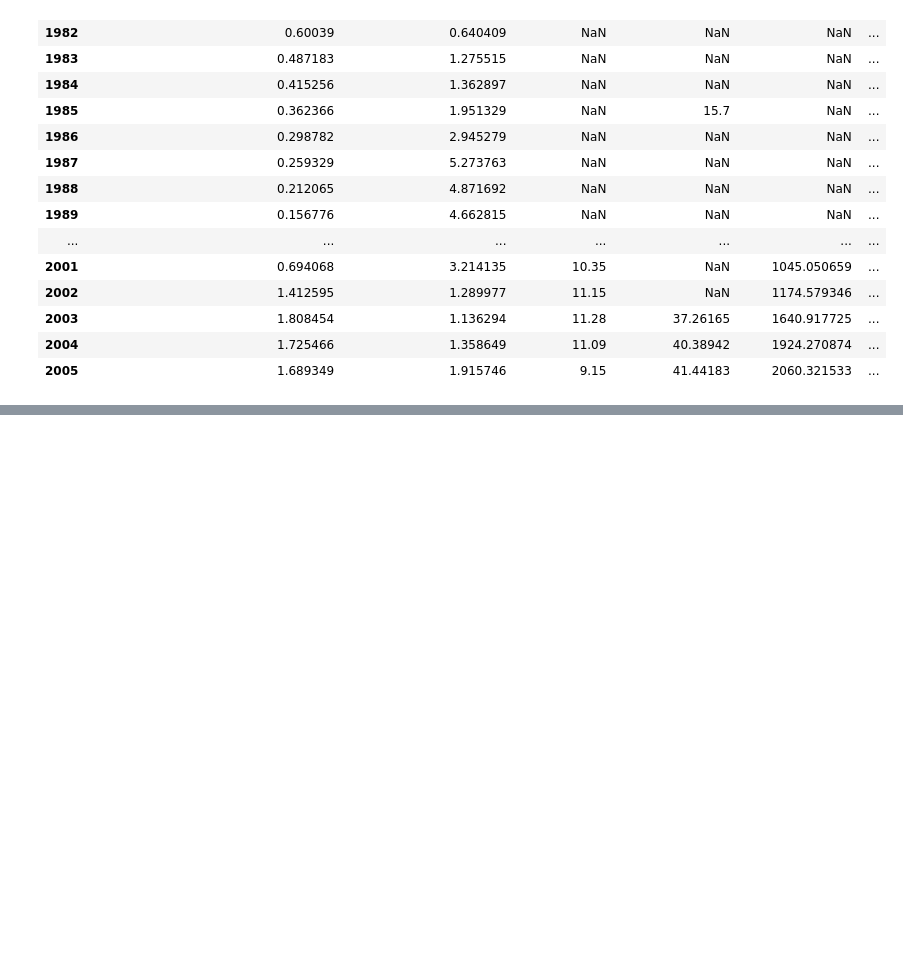
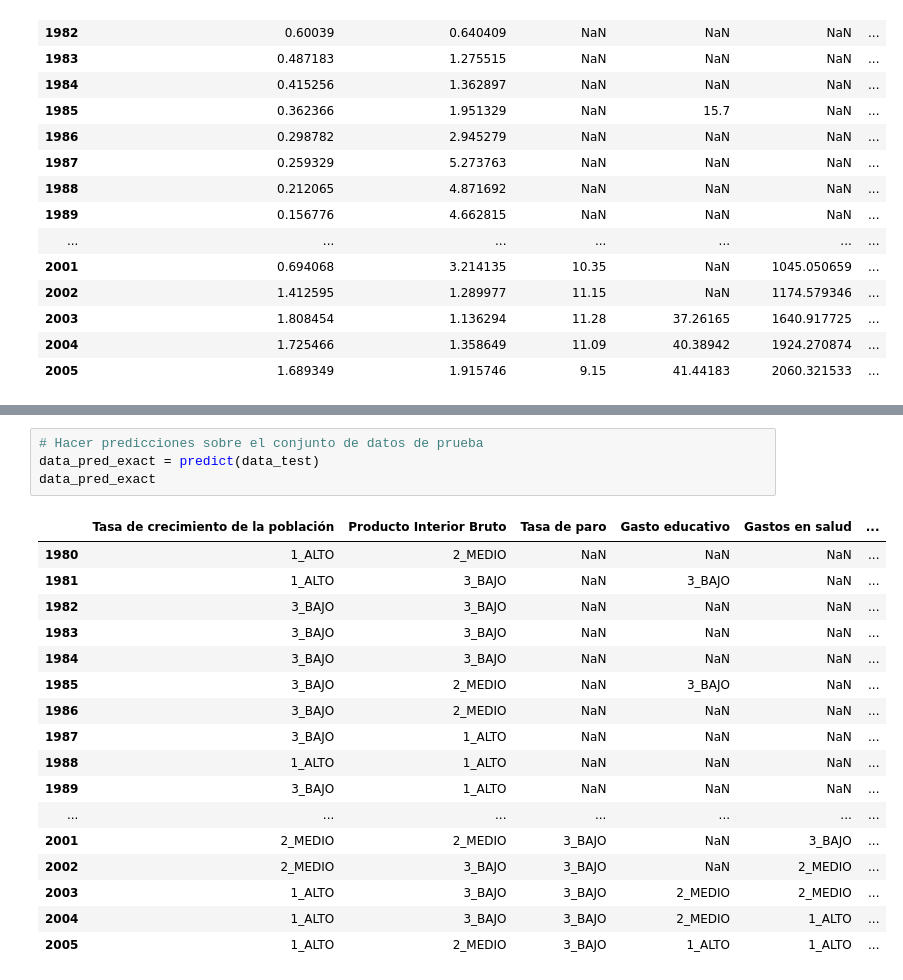
Before and after one commit to luchersol/Redes-Bayesianas, a Jupyter notebook: Redes_Bayesianas.ipynb, the cells around one changed output, grey strips where cells are left out. Cells and saved outputs as stored; diff of their text form; blank space fills up the shorter version.

```diff
--- a/Redes_Bayesianas.ipynb
+++ b/Redes_Bayesianas.ipynb
@@ -437,0 +434,22 @@ data_pred.head(10)
+# %%
+# Hacer predicciones sobre el conjunto de datos de prueba
+data_pred_exact = predict(data_test)
+data_pred_exact
+# %% [output]
+|  | Tasa de crecimiento de la población | Producto Interior Bruto | Tasa de paro | Gasto educativo | Gastos en salud | ... |
+| 1980 | 1_ALTO | 2_MEDIO | NaN | NaN | NaN | ... |
+| 1981 | 1_ALTO | 3_BAJO | NaN | 3_BAJO | NaN | ... |
+| 1982 | 3_BAJO | 3_BAJO | NaN | NaN | NaN | ... |
+| 1983 | 3_BAJO | 3_BAJO | NaN | NaN | NaN | ... |
+| 1984 | 3_BAJO | 3_BAJO | NaN | NaN | NaN | ... |
+| 1985 | 3_BAJO | 2_MEDIO | NaN | 3_BAJO | NaN | ... |
+| 1986 | 3_BAJO | 2_MEDIO | NaN | NaN | NaN | ... |
+| 1987 | 3_BAJO | 1_ALTO | NaN | NaN | NaN | ... |
+| 1988 | 1_ALTO | 1_ALTO | NaN | NaN | NaN | ... |
+| 1989 | 3_BAJO | 1_ALTO | NaN | NaN | NaN | ... |
+| ... | ... | ... | ... | ... | ... | ... |
+| 2001 | 2_MEDIO | 2_MEDIO | 3_BAJO | NaN | 3_BAJO | ... |
+| 2002 | 2_MEDIO | 3_BAJO | 3_BAJO | NaN | 2_MEDIO | ... |
+| 2003 | 1_ALTO | 3_BAJO | 3_BAJO | 2_MEDIO | 2_MEDIO | ... |
+| 2004 | 1_ALTO | 3_BAJO | 3_BAJO | 2_MEDIO | 1_ALTO | ... |
+| 2005 | 1_ALTO | 2_MEDIO | 3_BAJO | 1_ALTO | 1_ALTO | ... |
```
Also changed, not shown: parts of 5 cells of this notebook.
